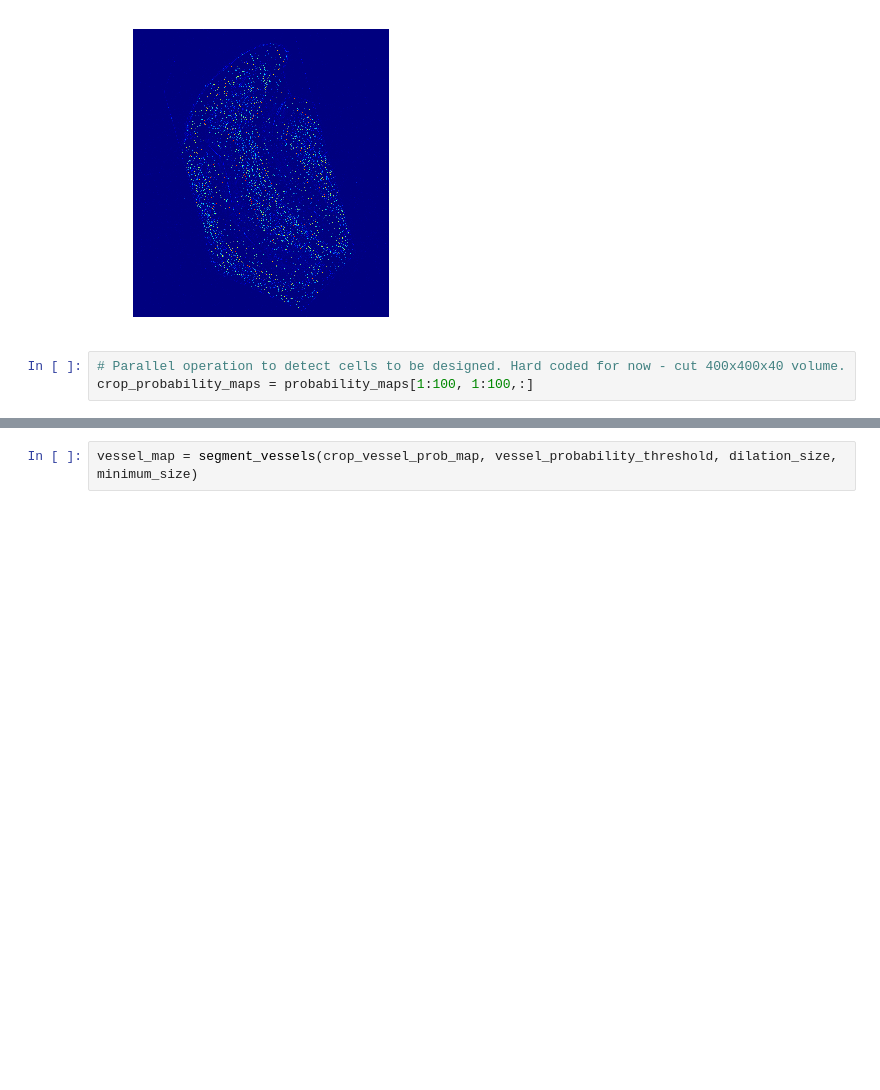
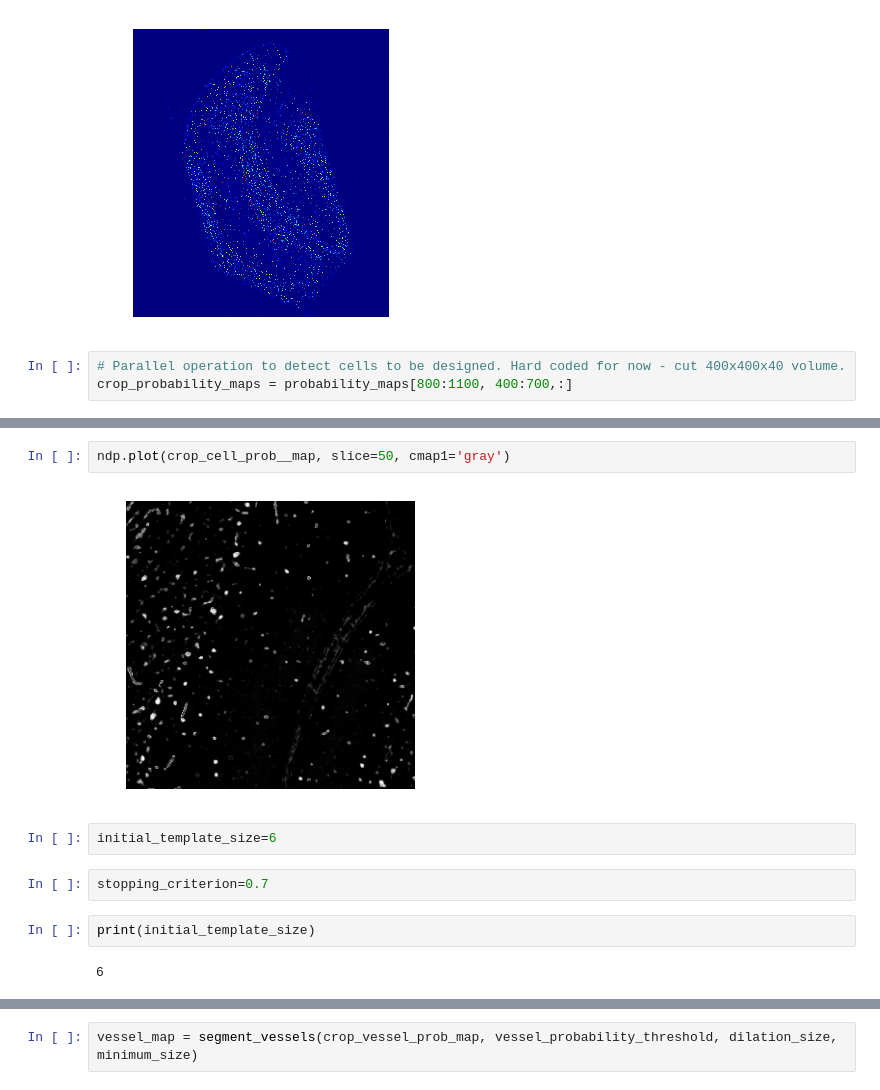
Before and after one commit to htem/xbrain-py, a Jupyter notebook: code/xbrain_ilastik_workflow_celldetect_vesselseg.ipynb, the cells around one changed output, grey strips where cells are left out. Cells and saved outputs as stored; diff of their text form; blank space fills up the shorter version.

```diff
--- a/code/xbrain_ilastik_workflow_celldetect_vesselseg.ipynb
+++ b/code/xbrain_ilastik_workflow_celldetect_vesselseg.ipynb
@@ -80,7 +80,7 @@ ndp.plot(vessel_prob_map, slice=50, cmap1='jet')
 [figure]
 # %%
 # Parallel operation to detect cells to be designed. Hard coded for now - cut 400x400x40 volume.
-crop_probability_maps = probability_maps[1:100, 1:100,:]
+crop_probability_maps = probability_maps[800:1100, 400:700,:]
 # %%
 print("crop_probability_maps shape", crop_probability_maps.shape)
 # %% [output]
@@ -106,3 +110,15 @@ print("crop_input_data shape", crop_input_data.shape)
+# %%
+ndp.plot(crop_cell_prob__map, slice=50, cmap1='gray')
+# %% [output]
+[figure, added]
+# %%
+initial_template_size=6
+# %%
+stopping_criterion=0.7
+# %%
+print(initial_template_size)
+# %% [output]
+6
 # %%
 centroids, cell_map = detect_cells.detect_cells(crop_cell_prob__map, cell_probability_threshold, stopping_criterion, initial_template_size, dilation_size, max_no_cells)
 # %% [output]
```
Also changed, not shown: parts of 16 cells of this notebook, 4 other files.
